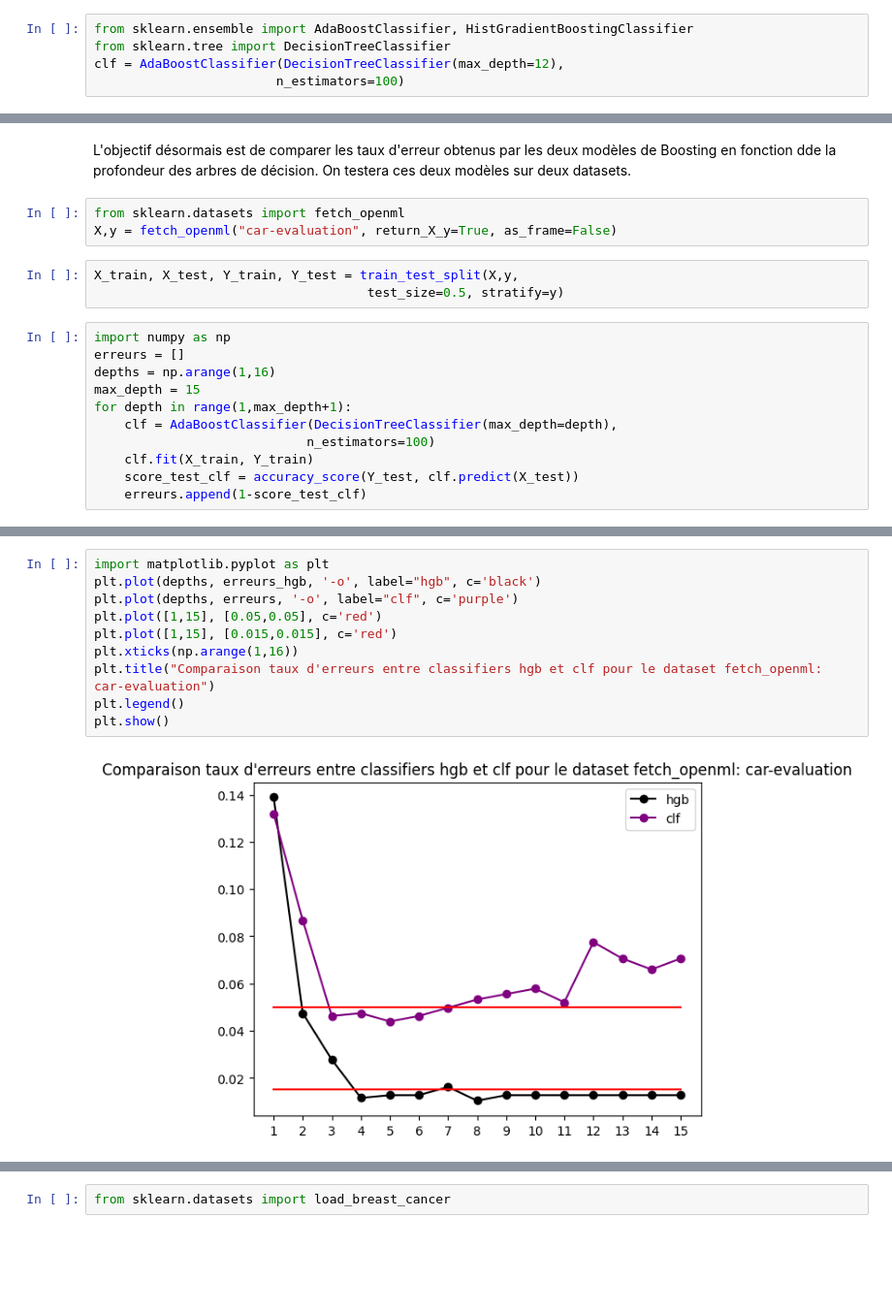
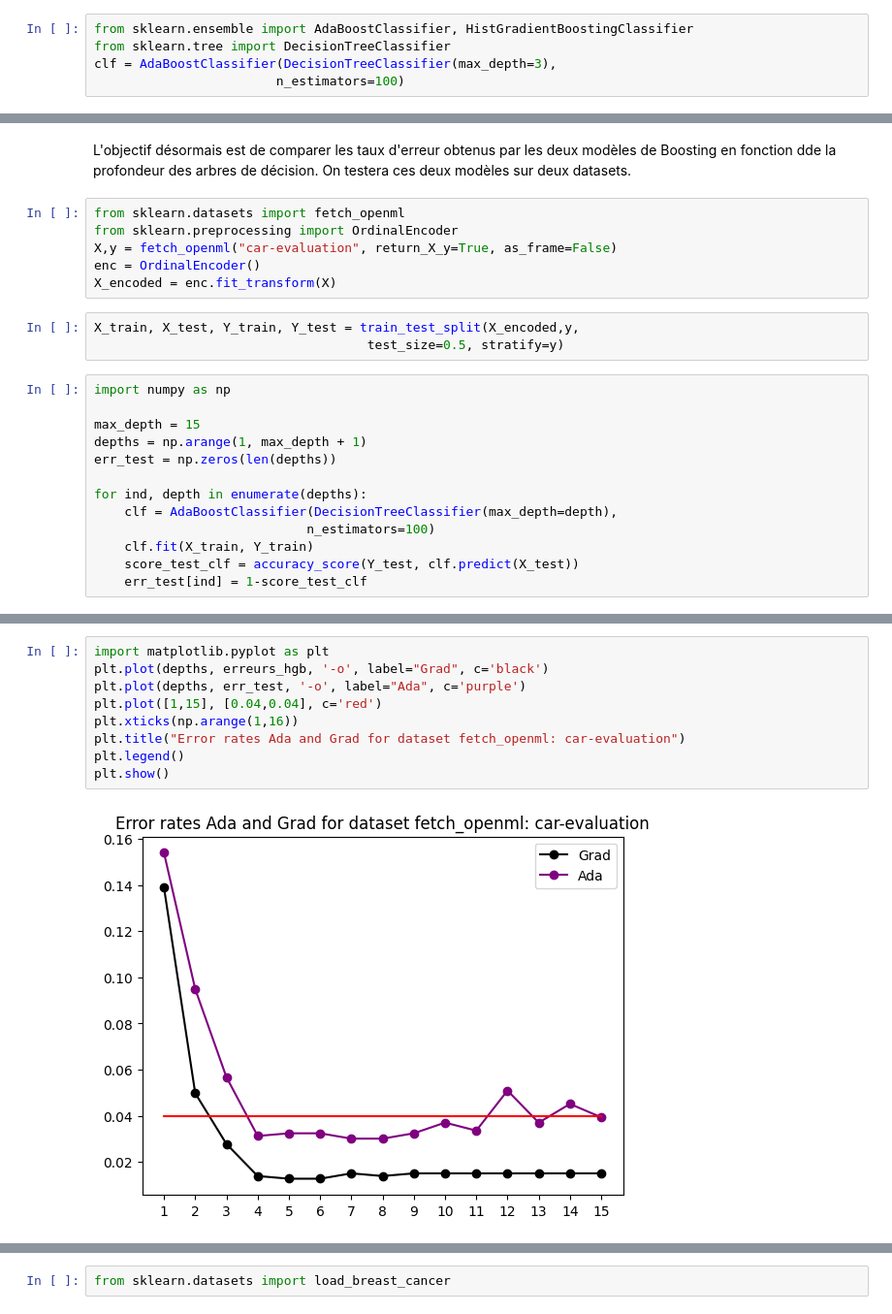
Before and after one commit to nathansourdrille/machine-learning, a Jupyter notebook: Boosting/TP11.ipynb, the cells around one changed output, grey strips where cells are left out. Shown: that part at 97% size. Cells and saved outputs as stored; diff of their text form; blank space fills up the shorter version.

```diff
--- a/Boosting/TP11.ipynb
+++ b/Boosting/TP11.ipynb
@@ -16,7 +86,7 @@ X_train, X_test, Y_train, Y_test = train_test_split(X,y,
 # %%
 from sklearn.ensemble import AdaBoostClassifier, HistGradientBoostingClassifier
 from sklearn.tree import DecisionTreeClassifier
-clf = AdaBoostClassifier(DecisionTreeClassifier(max_depth=12),
+clf = AdaBoostClassifier(DecisionTreeClassifier(max_depth=3),
                         n_estimators=100)
 # %%
 hgb = HistGradientBoostingClassifier(max_iter=100, max_depth=5)
@@ -71,19 +148,24 @@ Concernant le modèle AdaBoost, avec une profondeur d’arbre de 3, on obtient u
 L'objectif désormais est de comparer les taux d'erreur obtenus par les deux modèles de Boosting en fonction dde la profondeur des arbres de décision. On testera ces deux modèles sur deux datasets.
 # %%
 from sklearn.datasets import fetch_openml
+from sklearn.preprocessing import OrdinalEncoder
 X,y = fetch_openml("car-evaluation", return_X_y=True, as_frame=False)
+enc = OrdinalEncoder()
+X_encoded = enc.fit_transform(X)
 # %%
-X_train, X_test, Y_train, Y_test = train_test_split(X,y,
+X_train, X_test, Y_train, Y_test = train_test_split(X_encoded,y,
                                     test_size=0.5, stratify=y)
 # %%
 import numpy as np
-erreurs = []
-depths = np.arange(1,16)
+
 max_depth = 15
-for depth in range(1,max_depth+1):
+depths = np.arange(1, max_depth + 1)
+err_test = np.zeros(len(depths))
+
+for ind, depth in enumerate(depths):
     clf = AdaBoostClassifier(DecisionTreeClassifier(max_depth=depth),
                             n_estimators=100)
     clf.fit(X_train, Y_train)
     score_test_clf = accuracy_score(Y_test, clf.predict(X_test))
-    erreurs.append(1-score_test_clf)
+    err_test[ind] = 1-score_test_clf
 # %%
@@ -121,12 +225,11 @@ Il semble que le meilleur résultat soit de sélectionner une profondeur d'arbre
 # %%
 import matplotlib.pyplot as plt
-plt.plot(depths, erreurs_hgb, '-o', label="hgb", c='black')
-plt.plot(depths, erreurs, '-o', label="clf", c='purple')
-plt.plot([1,15], [0.05,0.05], c='red')
-plt.plot([1,15], [0.015,0.015], c='red')
+plt.plot(depths, erreurs_hgb, '-o', label="Grad", c='black')
+plt.plot(depths, err_test, '-o', label="Ada", c='purple')
+plt.plot([1,15], [0.04,0.04], c='red')
 plt.xticks(np.arange(1,16))
-plt.title("Comparaison taux d'erreurs entre classifiers hgb et clf pour le dataset fetch_openml: car-evaluation")
+plt.title("Error rates Ada and Grad for dataset fetch_openml: car-evaluation")
 plt.legend()
 plt.show()
 # %% [output]
-[figure, old version]
+[figure, new version]
```
Also changed, not shown: parts of 30 cells of this notebook.
